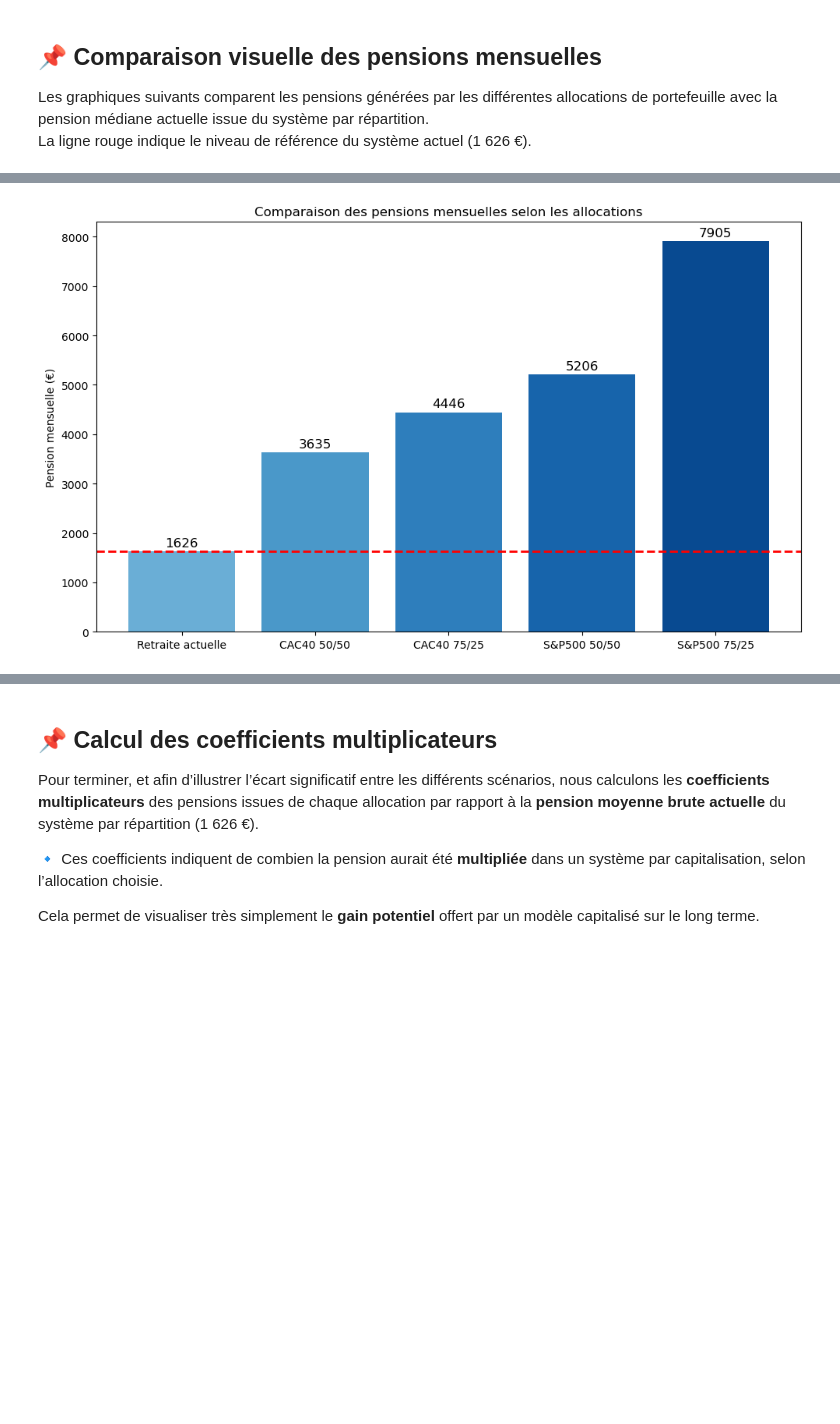
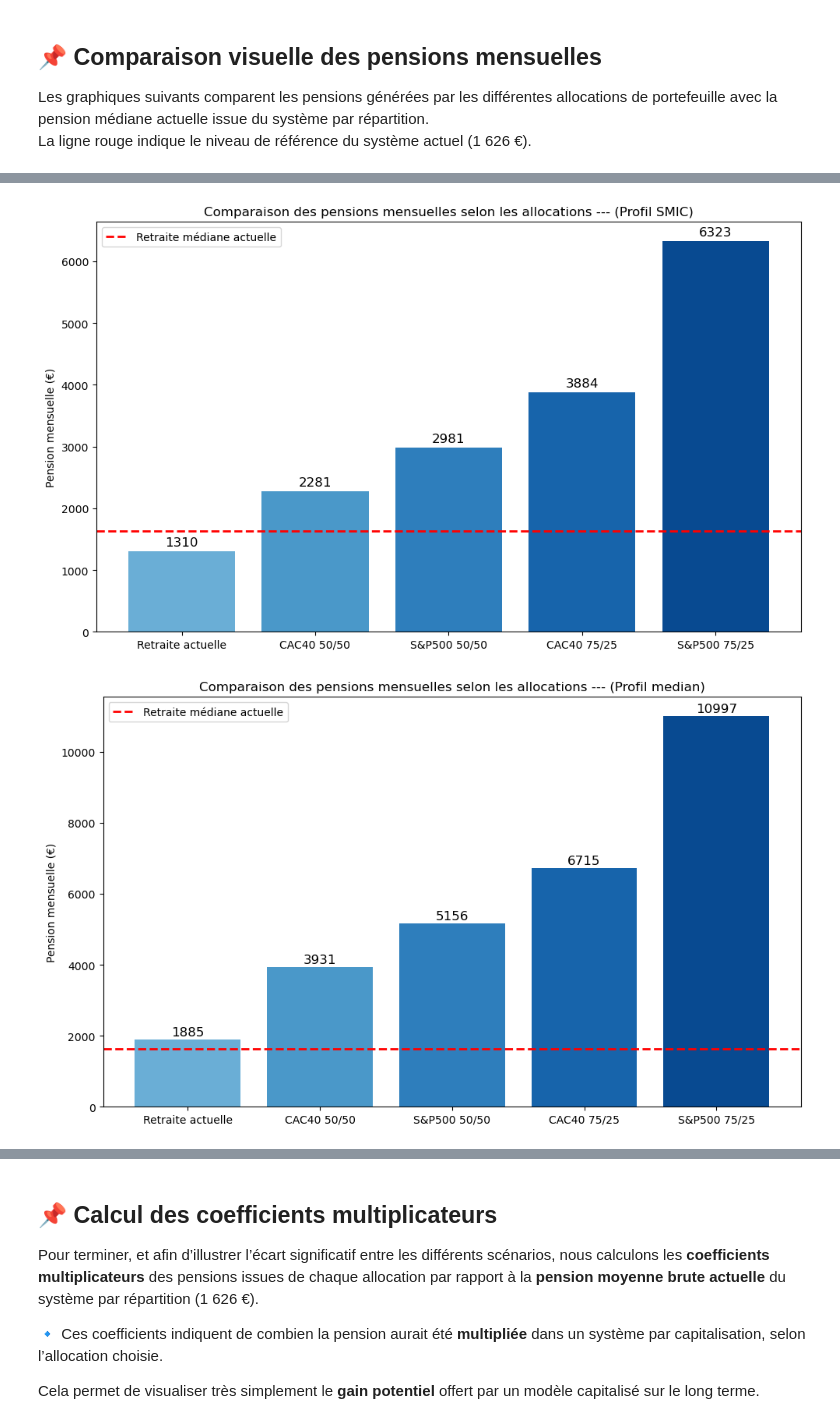
Before and after one commit to Vincent-20-100/backtest_retraites, a Jupyter notebook: notebooks/Backtest_V2.ipynb, the cells around one changed output, grey strips where cells are left out. Drawn from its saved outputs; the diff is of its cells as text; code cells hidden in the pictures; blank space fills up the shorter version.

```diff
--- a/notebooks/Backtest_V2.ipynb
+++ b/notebooks/Backtest_V2.ipynb
@@ -360,12 +404,16 @@ KeyError: 'cotisations'
 # %%
-plt.figure(figsize=(12,7))
-plt.plot(df_.index, df_["CAC40_50/50"], label="CAC40 / WGBI - 50% / 50%", color="green")
-plt.plot(df_.index, df_["CAC40_75/25"], label="CAC40 / WGBI - 75% / 25%", color="black")
-plt.plot(df_.index, df_["SNP500_50/50"], label="S&P500 / WGBI - 50% / 50%", color="blue")
-plt.plot(df_.index, df_["SNP500_75/25"], label="S&P500 / WGBI - 75% / 25%", color="red")
+allocations = ['cotisations_cumulees_median', 'CAC40_50/50_median', 'CAC40_75/25_median', 'SNP500_50/50_median', 'SNP500_75/25_median']
+colors = plt.cm.Blues(np.linspace(0.4, 1, len(allocations)))
+
+plt.figure(figsize=(12,6))
+plt.plot(df_.index, df_["cotisations_cumulees_median"], label="Cotisations cumulées (Médian)", color=colors[0])
+plt.plot(df_.index, df_["CAC40_50/50_median"], label="CAC40 / WGBI - 50% / 50%", color=colors[1])
+plt.plot(df_.index, df_["CAC40_75/25_median"], label="CAC40 / WGBI - 75% / 25%", color=colors[2])
+plt.plot(df_.index, df_["SNP500_50/50_median"], label="S&P500 / WGBI - 50% / 50%", color=colors[3])
+plt.plot(df_.index, df_["SNP500_75/25_median"], label="S&P500 / WGBI - 75% / 25%", color=colors[4])
 
 plt.legend()
 plt.title("Évolution des différents portefeuilles sur la période")
-plt.savefig("charts/perf_portefeuilles.png", dpi=300, bbox_inches='tight')
+plt.savefig("charts/perf_portefeuilles_blue.png", dpi=300, bbox_inches='tight')
 plt.show()
 # %% [output]
@@ -632,7 +811,7 @@ solidaritée_2023_milliards = (ASPA_2023 + ASV_2023) / 1_000_000_000
 print(f"Montant des solidaritées retraites en 2023 environ = {int(solidaritée_2023_milliards)} Milliards")
 
 nbr_retraites_2022 = 17_000_000
-capi_aproximative_milliards = nbr_retraites_2022 * retraite_actuelle / 1_000_000_000
+capi_aproximative_milliards = nbr_retraites_2022 * retraite_actuelle_médiane / 1_000_000_000
 print(f"Montant total versé aux retraites en 2023 environ = {int(capi_aproximative_milliards)} Milliards")
 
 print()
@@ -643,7 +822,7 @@ print(f"Capitalisation total du fond S&P 500 75/25 = {int(capi_total_snp_75_25 /
 print()
 
 # Taux de solidarité nécessaire (automatique)
-taux_solidarité_dynamique = (solidaritée_2023_milliards * 1e9) / (cac_50_50_pension * 12 * nbr_retraites_2022)
+taux_solidarité_dynamique = (solidaritée_2023_milliards * 1e9) / (pension_cac_50_50_median * 12 * nbr_retraites_2022)
 
 print(f"Taux de solidarité (à déduire des pensions) = {round(taux_solidarité_dynamique*100,2)} %")
 # %% [output]
@@ -688,35 +892,32 @@ La ligne rouge indique le niveau de référence du système actuel (1 626 €).
 # %%
 # Récupération des montants calculés
-pensions = [retraite_actuelle, cac_50_50_solidaire, cac_75_25_solidaire, snp_50_50_solidaire, snp_75_25_solidaire]
 allocations = ['Retraite actuelle', 'CAC40 50/50', 'CAC40 75/25', 'S&P500 50/50', 'S&P500 75/25']
+revenus = ["SMIC", "median", "D9"]
 
-# Création du graphique
-plt.figure(figsize=(10,6))
+for revenu in revenus:
+    if revenu == "SMIC":
+        pensions = [retraite_actuelle_SMIC, pension_solidaire_cac_50_50_SMIC, pension_solidaire_cac_75_25_SMIC, pension_solidaire_snp_50_50_SMIC, pension_solidaire_snp_75_25_SMIC]
+        allocations = ['Retraite actuelle', 'CAC40 50/50', 'S&P500 50/50', 'CAC40 75/25', 'S&P500 75/25']
+    elif revenu == "median":
+        pensions = [retraite_actuelle_median, pension_solidaire_cac_50_50_median, pension_solidaire_cac_75_25_median, pension_solidaire_snp_50_50_median, pension_solidaire_snp_75_25_median]
+        allocations = ['Retraite actuelle', 'CAC40 50/50', 'S&P500 50/50', 'CAC40 75/25', 'S&P500 75/25']
+    else:
+        pensions = [retraite_actuelle_D9, pension_solidaire_cac_50_50_D9, pension_solidaire_cac_75_25_D9, pension_solidaire_snp_50_50_D9, pension_solidaire_snp_75_25_D9]
+        allocations = ['Retraite actuelle', 'CAC40 50/50', 'S&P500 50/50', 'CAC40 75/25', 'S&P500 75/25']
 
-# Appliquer une couleur plus harmonieuse avec un gradient de bleu
-colors = plt.cm.Blues(np.linspace(0.5, 0.9, len(allocations)))  # Crée un gradient de bleu
-
-# Générer les barres
-bars = plt.bar(allocations, pensions, color=colors)
-
-# Ajouter les labels au-dessus des barres
-for bar in bars:
-    plt.text(bar.get_x() + bar.get_width() / 2, bar.get_height() + 50,  # Position du texte
-             f'{bar.get_height():.0f}', ha='center', va='bottom', fontsize=12)  # Affichage du montant
-
-# Ajouter la ligne de référence en pointillé rouge
-plt.axhline(y=retraite_actuelle, color='red', linestyle='--', linewidth=2)
-
-# Titre et labels
-plt.title("Comparaison des pensions mensuelles selon les allocations")
-
-plt.ylabel("Pension mensuelle (€)")
-plt.tight_layout()
-
-# Sauvegarde du graphique
-plt.savefig("charts/comparaison_pensions_1.png", dpi=300, bbox_inches='tight')
-
-# Affichage du graphique
-plt.show()
+    plt.figure(figsize=(10, 6))
+    colors = plt.cm.Blues(np.linspace(0.5, 0.9, len(allocations)))  # Crée un gradient de bleu
+    bars = plt.bar(allocations, pensions, color=colors)
+    for bar in bars:
+        plt.text(bar.get_x() + bar.get_width() / 2, bar.get_height() + 50,  # Position du texte
+                 f'{bar.get_height():.0f}', ha='center', va='bottom', fontsize=12)  # Affichage du montant
+    plt.axhline(y=retraite_actuelle_médiane, color='red', linestyle='--', linewidth=2, label='Retraite médiane actuelle')
+    plt.legend()
+    plt.title(f"Comparaison des pensions mensuelles selon les allocations --- (Profil {revenu})")
+    plt.ylabel("Pension mensuelle (€)")
+    plt.tight_layout()
+    plt.savefig(f"charts/comparaison_pensions_{revenu}.png", dpi=300, bbox_inches='tight')
+    plt.show()
 # %% [output]
-[figure, old version]
+[figure, new version]
+[figure, added]
```
Also changed, not shown: parts of 28 cells of this notebook, 7 other files.
